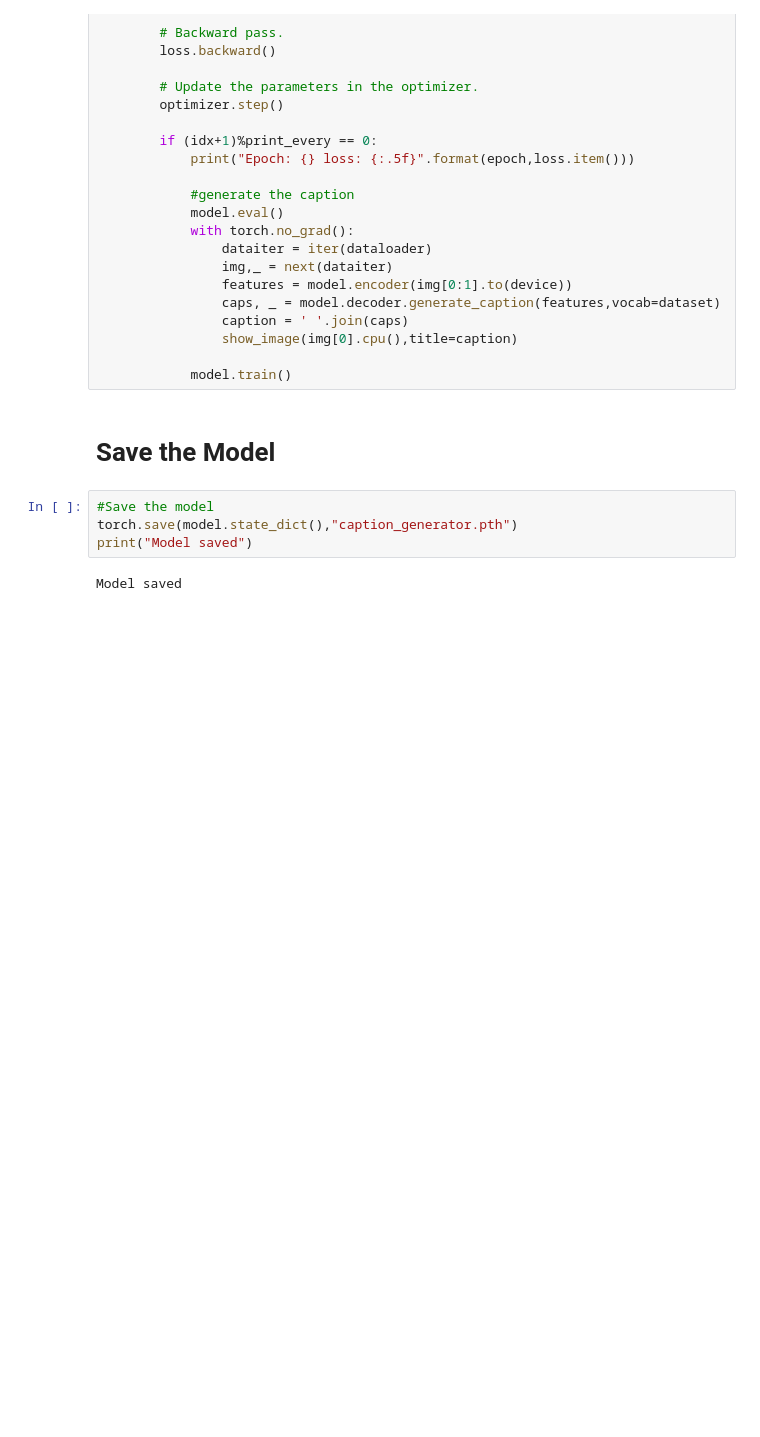
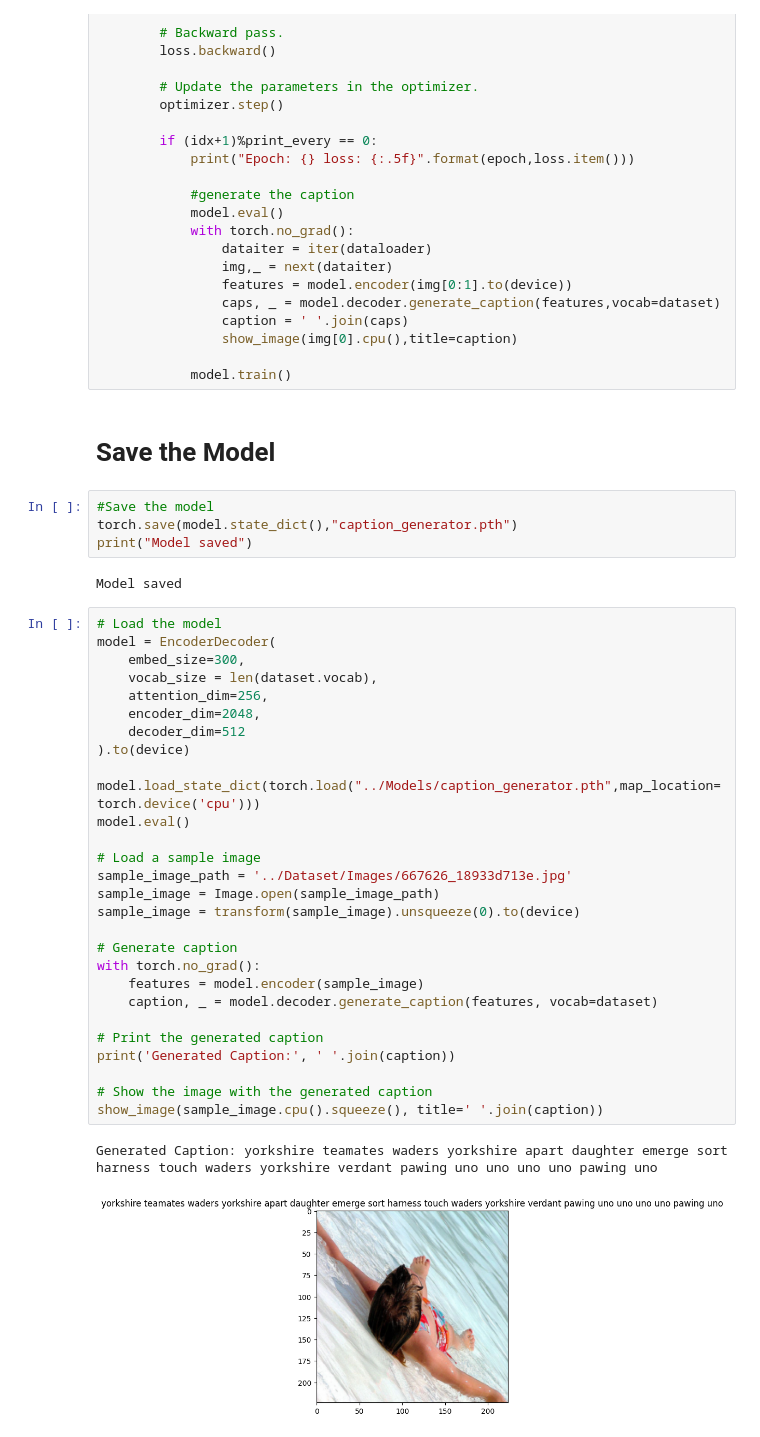
Before and after one commit to Enoch64/image-caption-generator, a Jupyter notebook: Notebooks/prototype_pytorch.ipynb, the cells around one changed output. Saved outputs shown, nothing was run; the diff lists cells and outputs as text; blank space fills up the shorter version.

```diff
--- a/Notebooks/prototype_pytorch.ipynb
+++ b/Notebooks/prototype_pytorch.ipynb
@@ -309,3 +309,34 @@ torch.save(model.state_dict(),"caption_generator.pth")
 print("Model saved")
 # %% [output]
 Model saved
+# %%
+# Load the model
+model = EncoderDecoder(
+    embed_size=300,
+    vocab_size = len(dataset.vocab),
+    attention_dim=256,
+    encoder_dim=2048,
+    decoder_dim=512
+).to(device)
+
+model.load_state_dict(torch.load("../Models/caption_generator.pth",map_location=torch.device('cpu')))
+model.eval()
+
+# Load a sample image
+sample_image_path = '../Dataset/Images/667626_18933d713e.jpg'
+sample_image = Image.open(sample_image_path)
+sample_image = transform(sample_image).unsqueeze(0).to(device)
+
+# Generate caption
+with torch.no_grad():
+    features = model.encoder(sample_image)
+    caption, _ = model.decoder.generate_caption(features, vocab=dataset)
+
+# Print the generated caption
+print('Generated Caption:', ' '.join(caption))
+
+# Show the image with the generated caption
+show_image(sample_image.cpu().squeeze(), title=' '.join(caption))
+# %% [output]
+Generated Caption: yorkshire teamates waders yorkshire apart daughter emerge sort harness touch waders yorkshire verdant pawing uno uno uno uno pawing uno
+[figure, added]
```
Also changed, not shown: parts of 1 cell of this notebook, 4 other files.
